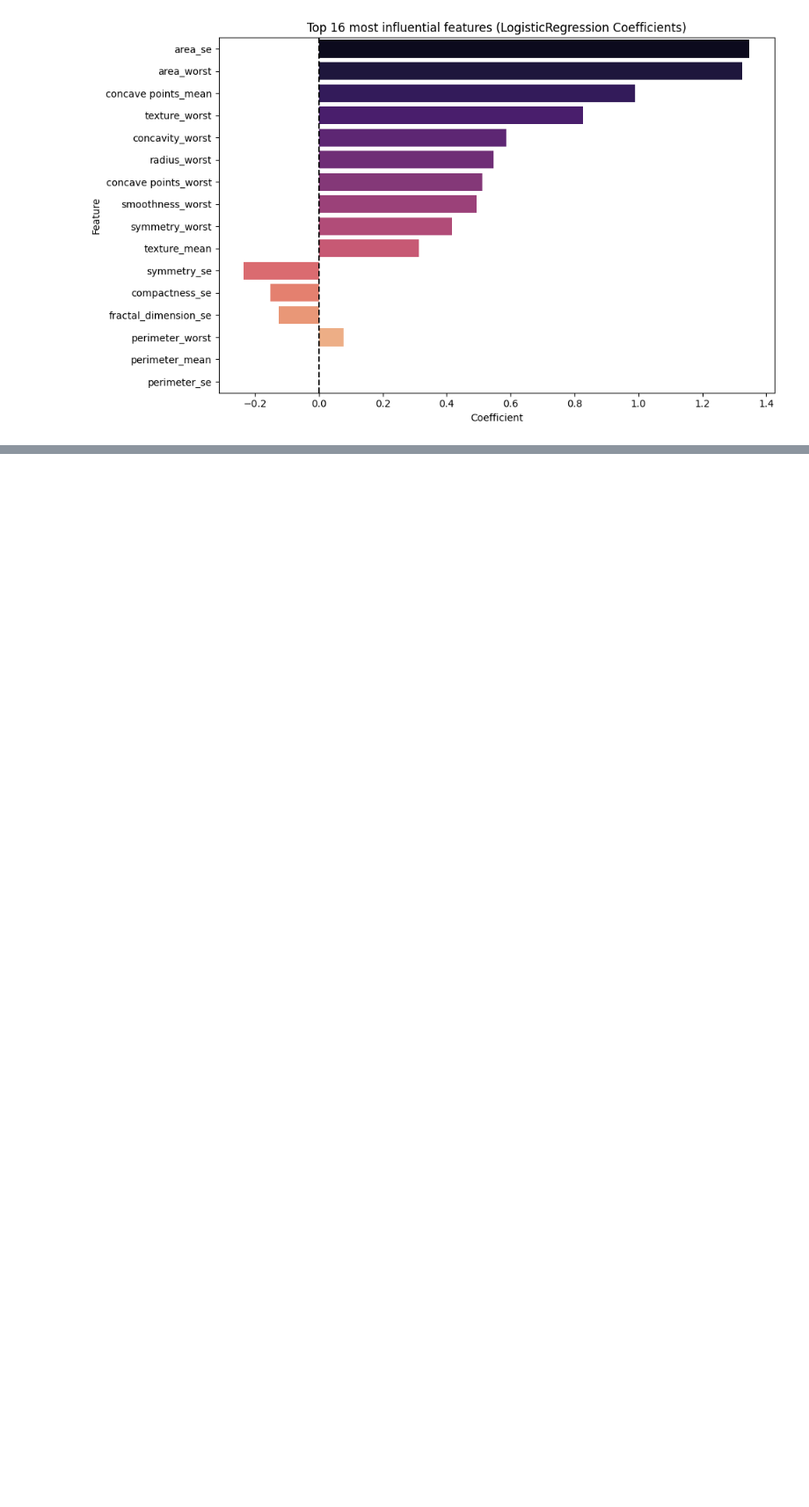
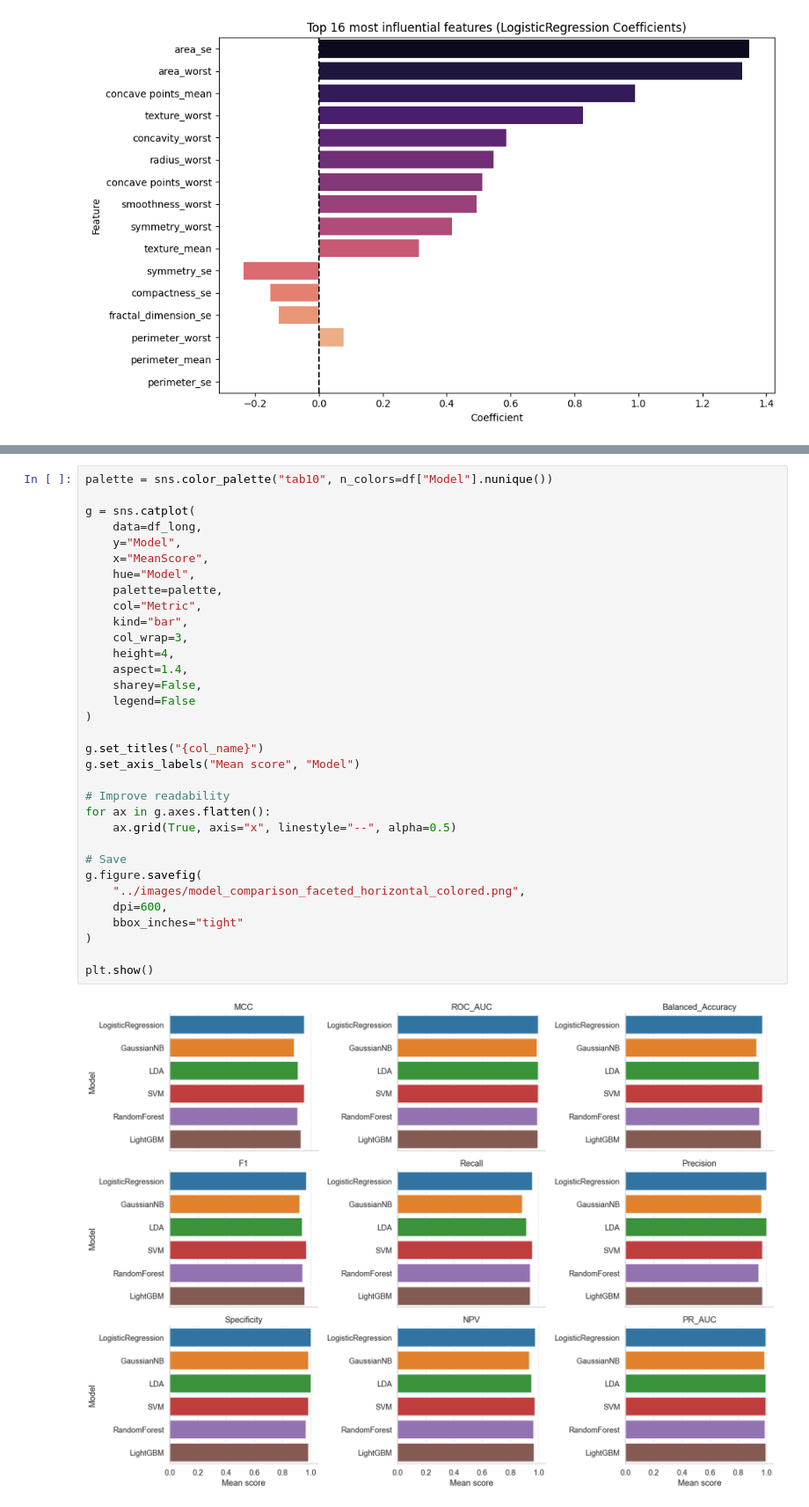
Before and after one commit to vex-me-not/Master_Thesis, a Jupyter notebook: classical_approach/notebooks/model_eval.ipynb, the cells around one changed output, grey strips where cells are left out. Shown at 88% size. Saved outputs shown, nothing was run; the diff lists cells and outputs as text; blank space fills up the shorter version.

```diff
--- a/classical_approach/notebooks/model_eval.ipynb
+++ b/classical_approach/notebooks/model_eval.ipynb
@@ -288,0 +296,35 @@ plt.show()
+# %%
+palette = sns.color_palette("tab10", n_colors=df["Model"].nunique())
+
+g = sns.catplot(
+    data=df_long,
+    y="Model",
+    x="MeanScore",
+    hue="Model",
+    palette=palette,
+    col="Metric",
+    kind="bar",
+    col_wrap=3,
+    height=4,
+    aspect=1.4,
+    sharey=False,
+    legend=False
+)
+
+g.set_titles("{col_name}")
+g.set_axis_labels("Mean score", "Model")
+
+# Improve readability
+for ax in g.axes.flatten():
+    ax.grid(True, axis="x", linestyle="--", alpha=0.5)
+
+# Save
+g.figure.savefig(
+    "../images/model_comparison_faceted_horizontal_colored.png",
+    dpi=600,
+    bbox_inches="tight"
+)
+
+plt.show()
+# %% [output]
+[figure, added]
```
Also changed, not shown: parts of 3 cells of this notebook, 5 other files.
